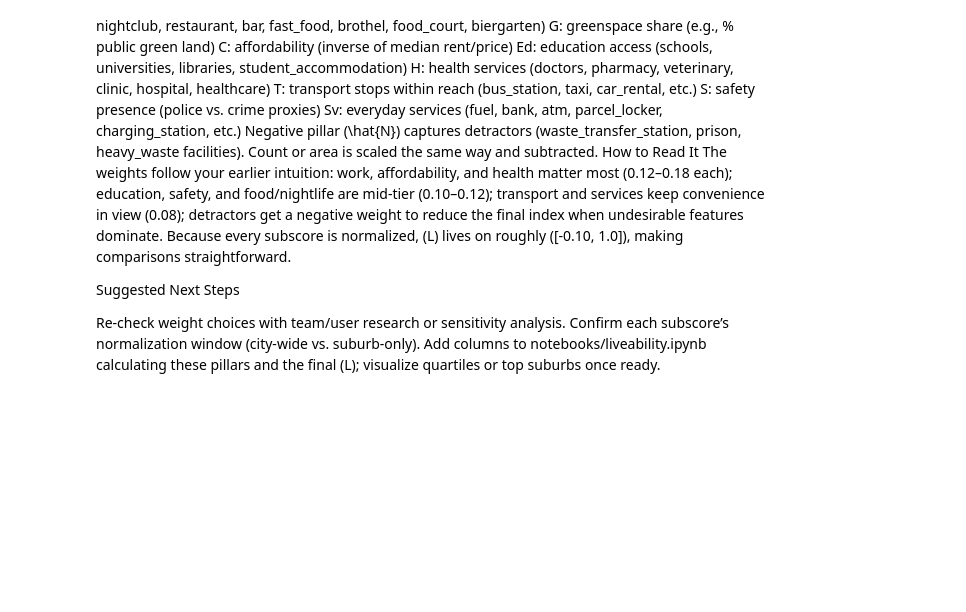
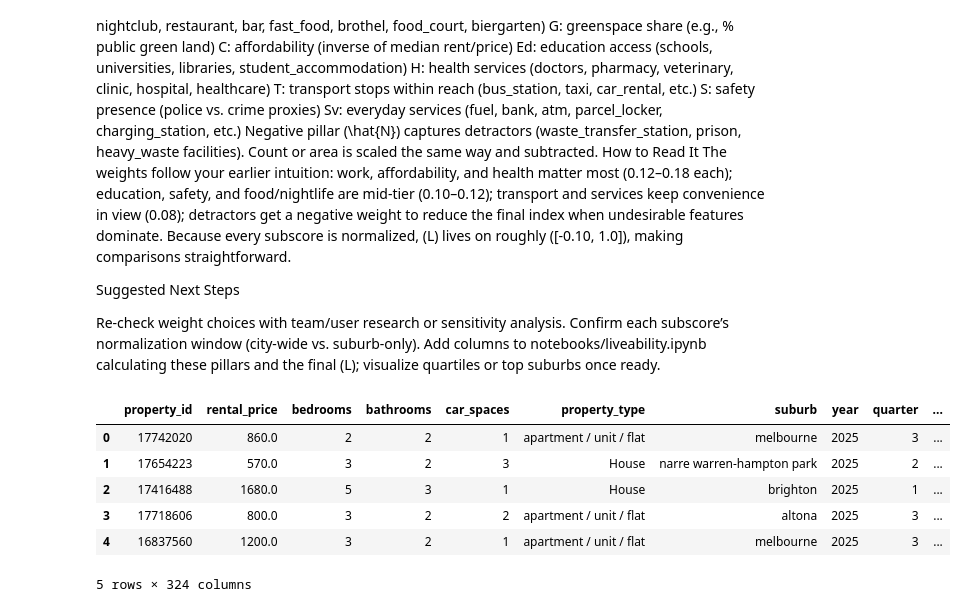
Before and after one commit to jackshee/real-estate-industry-project-public-version, a Jupyter notebook: notebooks/liveability.ipynb, the cells around one changed output. Saved outputs shown, nothing was run; the diff lists cells and outputs as text; code cells hidden in the pictures; blank space fills up the shorter version.

```diff
--- a/notebooks/liveability.ipynb
+++ b/notebooks/liveability.ipynb
@@ -45 +127,11 @@ import numpy as np
+# %%
+df.head()
+# %% [output]
+|  | property_id | rental_price | bedrooms | bathrooms | car_spaces | property_type | suburb | year | quarter | ... |
+| 0 | 17742020 | 860.0 | 2 | 2 | 1 | apartment / unit / flat | melbourne | 2025 | 3 | ... |
+| 1 | 17654223 | 570.0 | 3 | 2 | 3 | House | narre warren-hampton park | 2025 | 2 | ... |
+| 2 | 17416488 | 1680.0 | 5 | 3 | 1 | House | brighton | 2025 | 1 | ... |
+| 3 | 17718606 | 800.0 | 3 | 2 | 2 | apartment / unit / flat | altona | 2025 | 3 | ... |
+| 4 | 16837560 | 1200.0 | 3 | 2 | 1 | apartment / unit / flat | melbourne | 2025 | 3 | ... |
+5 rows × 324 columns
 # %%
```
Also changed, not shown: parts of 12 cells of this notebook, 1 other file.
